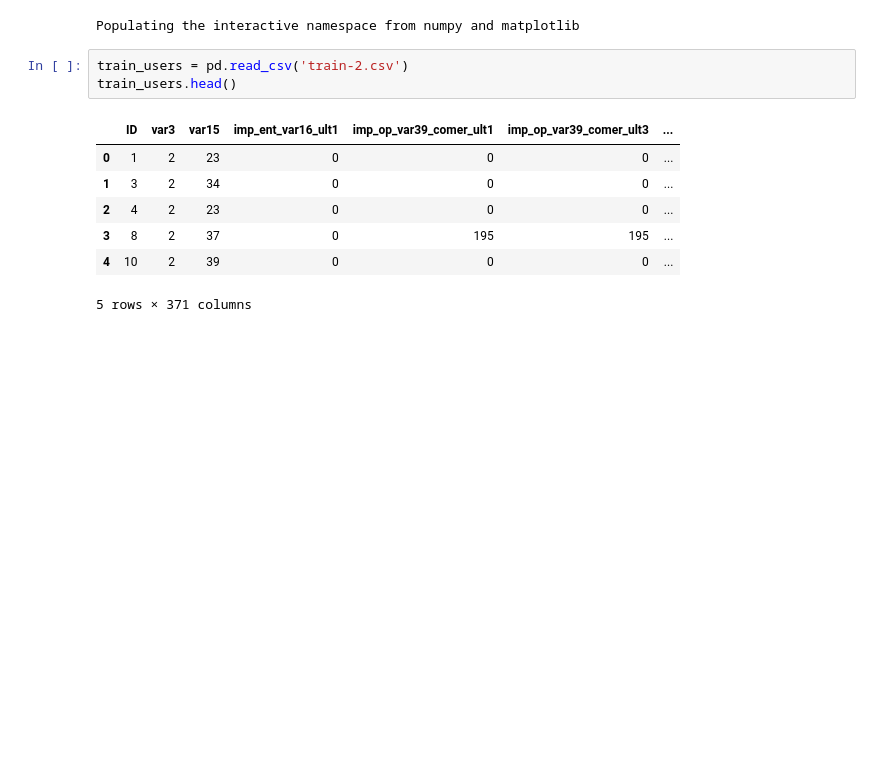
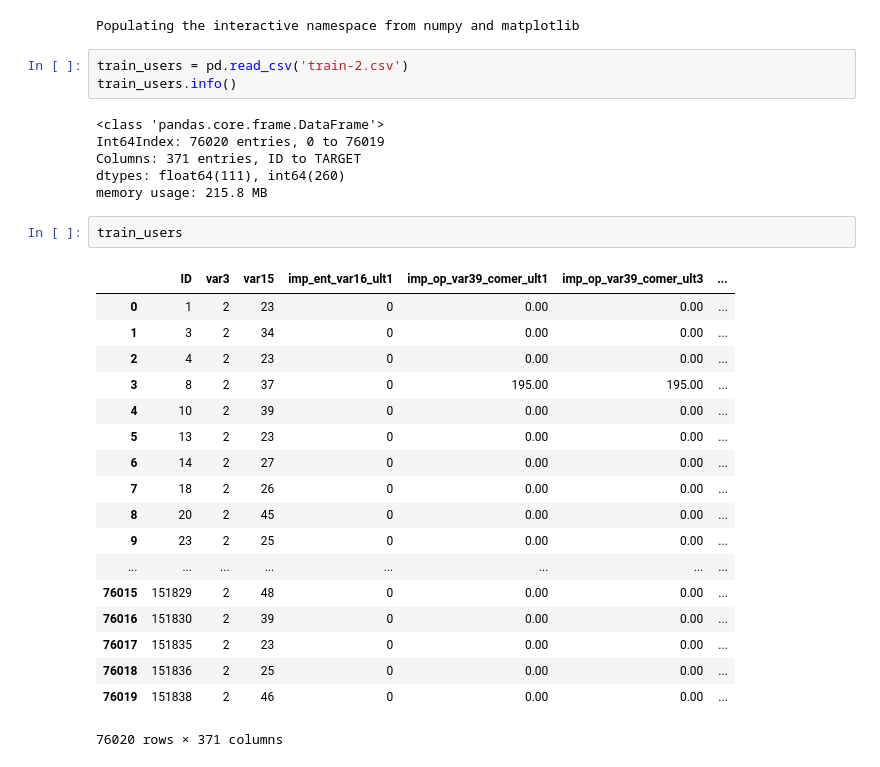
Before and after one commit to aissaelouafi/Santander-customer-satisfaction, a Jupyter notebook: Santander Customer Satisfaction .ipynb, the cells around one changed output. Saved outputs shown, nothing was run; the diff lists cells and outputs as text; blank space fills up the shorter version.

```diff
--- a/Santander Customer Satisfaction .ipynb
+++ b/Santander Customer Satisfaction .ipynb
@@ -25,12 +25,31 @@ plt.style.use('ggplot')
 Populating the interactive namespace from numpy and matplotlib
 # %%
 train_users = pd.read_csv('train-2.csv')
-train_users.head()
+train_users.info()
 # %% [output]
-|  | ID | var3 | var15 | imp_ent_var16_ult1 | imp_op_var39_comer_ult1 | imp_op_var39_comer_ult3 | ... |
-| 0 | 1 | 2 | 23 | 0 | 0 | 0 | ... |
-| 1 | 3 | 2 | 34 | 0 | 0 | 0 | ... |
-| 2 | 4 | 2 | 23 | 0 | 0 | 0 | ... |
-| 3 | 8 | 2 | 37 | 0 | 195 | 195 | ... |
-| 4 | 10 | 2 | 39 | 0 | 0 | 0 | ... |
-5 rows × 371 columns
+<class 'pandas.core.frame.DataFrame'>
+Int64Index: 76020 entries, 0 to 76019
+Columns: 371 entries, ID to TARGET
+dtypes: float64(111), int64(260)
+memory usage: 215.8 MB
+# %%
+train_users
+# %% [output]
+|  | ID | var3 | var15 | imp_ent_var16_ult1 | imp_op_var39_comer_ult1 | imp_op_var39_comer_ult3 | ... |
+| 0 | 1 | 2 | 23 | 0 | 0.00 | 0.00 | ... |
+| 1 | 3 | 2 | 34 | 0 | 0.00 | 0.00 | ... |
+| 2 | 4 | 2 | 23 | 0 | 0.00 | 0.00 | ... |
+| 3 | 8 | 2 | 37 | 0 | 195.00 | 195.00 | ... |
+| 4 | 10 | 2 | 39 | 0 | 0.00 | 0.00 | ... |
+| 5 | 13 | 2 | 23 | 0 | 0.00 | 0.00 | ... |
+| 6 | 14 | 2 | 27 | 0 | 0.00 | 0.00 | ... |
+| 7 | 18 | 2 | 26 | 0 | 0.00 | 0.00 | ... |
+| 8 | 20 | 2 | 45 | 0 | 0.00 | 0.00 | ... |
+| 9 | 23 | 2 | 25 | 0 | 0.00 | 0.00 | ... |
+| ... | ... | ... | ... | ... | ... | ... | ... |
+| 76015 | 151829 | 2 | 48 | 0 | 0.00 | 0.00 | ... |
+| 76016 | 151830 | 2 | 39 | 0 | 0.00 | 0.00 | ... |
+| 76017 | 151835 | 2 | 23 | 0 | 0.00 | 0.00 | ... |
+| 76018 | 151836 | 2 | 25 | 0 | 0.00 | 0.00 | ... |
+| 76019 | 151838 | 2 | 46 | 0 | 0.00 | 0.00 | ... |
+76020 rows × 371 columns
```
Also changed, not shown: parts of 1 cell of this notebook.
